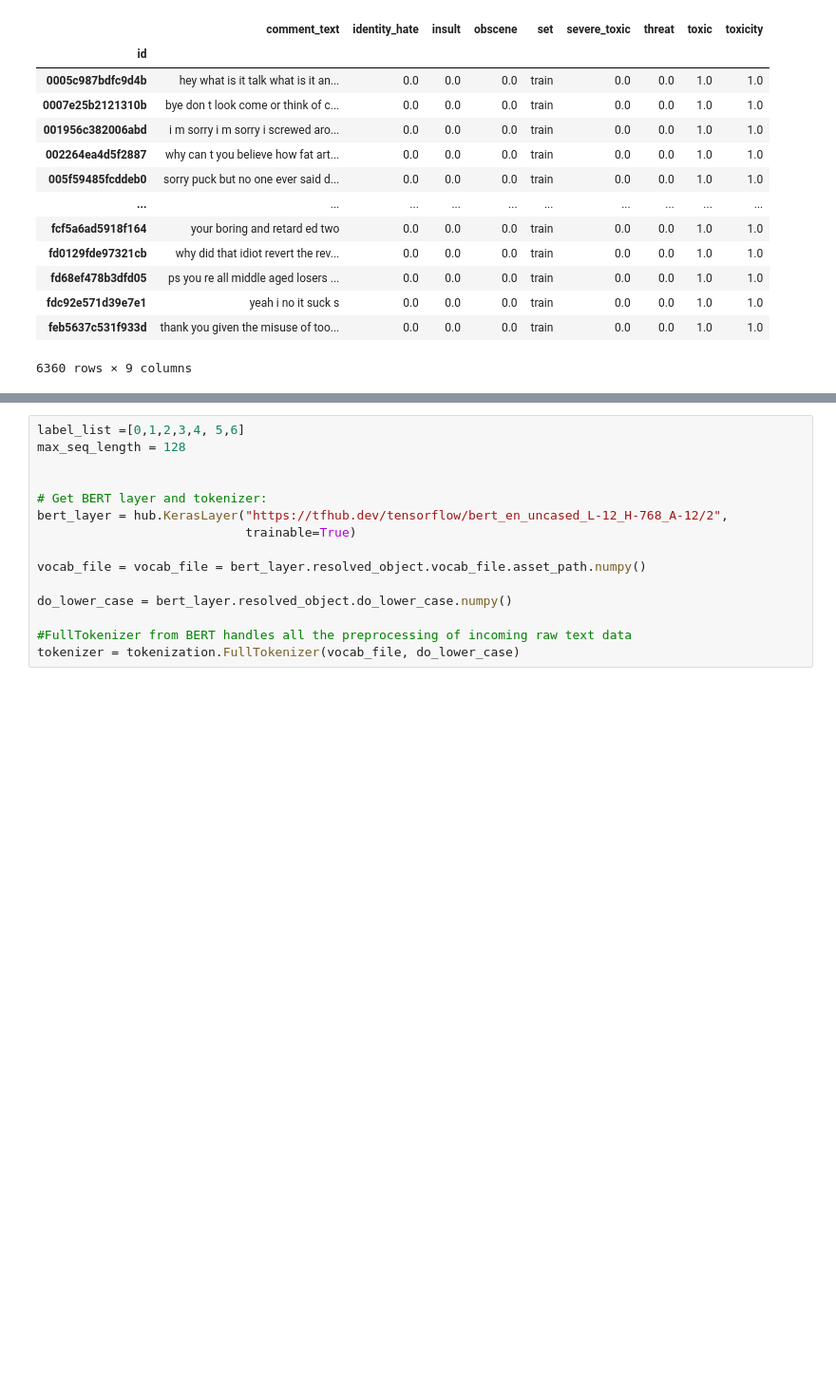
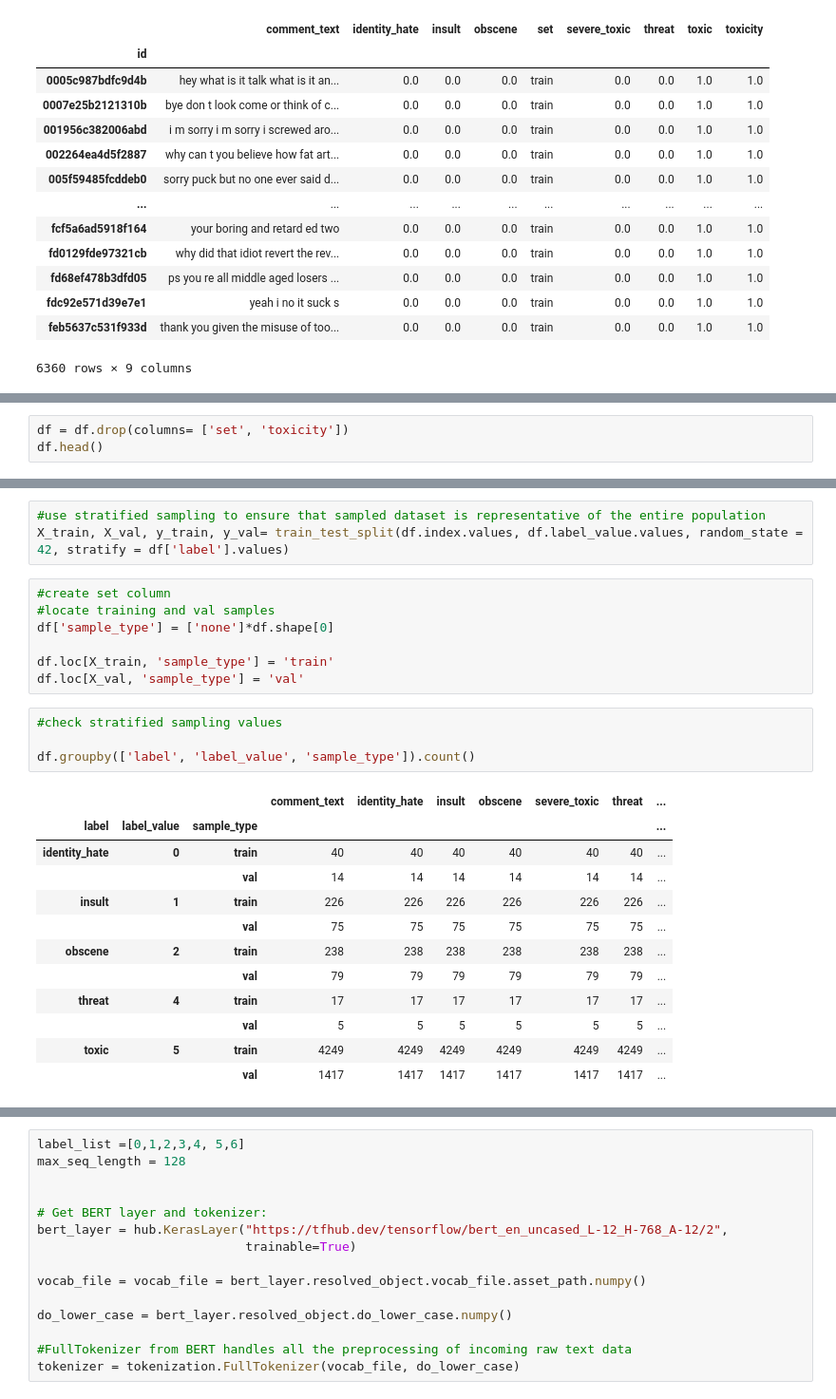
Before and after one commit to mathluva/Bert-Toxic-Comments, a Jupyter notebook: Toxic_Comments.ipynb, the cells around one changed output, grey strips where cells are left out. Shown: that part at 95% size. Saved outputs shown, nothing was run; the diff lists cells and outputs as text; blank space fills up the shorter version.

```diff
--- a/Toxic_Comments.ipynb
+++ b/Toxic_Comments.ipynb
@@ -130,0 +160,3 @@ tf.Tensor(0.0, shape=(), dtype=float64)
+# %%
+df = df.drop(columns= ['set', 'toxicity'])
+df.head()
@@ -130,0 +171,27 @@ tf.Tensor(0.0, shape=(), dtype=float64)
+# %%
+#use stratified sampling to ensure that sampled dataset is representative of the entire population
+X_train, X_val, y_train, y_val= train_test_split(df.index.values, df.label_value.values, random_state = 42, stratify = df['label'].values)
+# %%
+#create set column
+#locate training and val samples
+df['sample_type'] = ['none']*df.shape[0]
+
+df.loc[X_train, 'sample_type'] = 'train'
+df.loc[X_val, 'sample_type'] = 'val'
+# %%
+#check stratified sampling values
+
+df.groupby(['label', 'label_value', 'sample_type']).count()
+# %% [output]
+|  |  |  | comment_text | identity_hate | insult | obscene | severe_toxic | threat | ... |
+| label | label_value | sample_type |  |  |  |  |  |  | ... |
+| identity_hate | 0 | train | 40 | 40 | 40 | 40 | 40 | 40 | ... |
+|  |  | val | 14 | 14 | 14 | 14 | 14 | 14 | ... |
+| insult | 1 | train | 226 | 226 | 226 | 226 | 226 | 226 | ... |
+|  |  | val | 75 | 75 | 75 | 75 | 75 | 75 | ... |
+| obscene | 2 | train | 238 | 238 | 238 | 238 | 238 | 238 | ... |
+|  |  | val | 79 | 79 | 79 | 79 | 79 | 79 | ... |
+| threat | 4 | train | 17 | 17 | 17 | 17 | 17 | 17 | ... |
+|  |  | val | 5 | 5 | 5 | 5 | 5 | 5 | ... |
+| toxic | 5 | train | 4249 | 4249 | 4249 | 4249 | 4249 | 4249 | ... |
+|  |  | val | 1417 | 1417 | 1417 | 1417 | 1417 | 1417 | ... |
```
Also changed, not shown: parts of 20 cells of this notebook.
